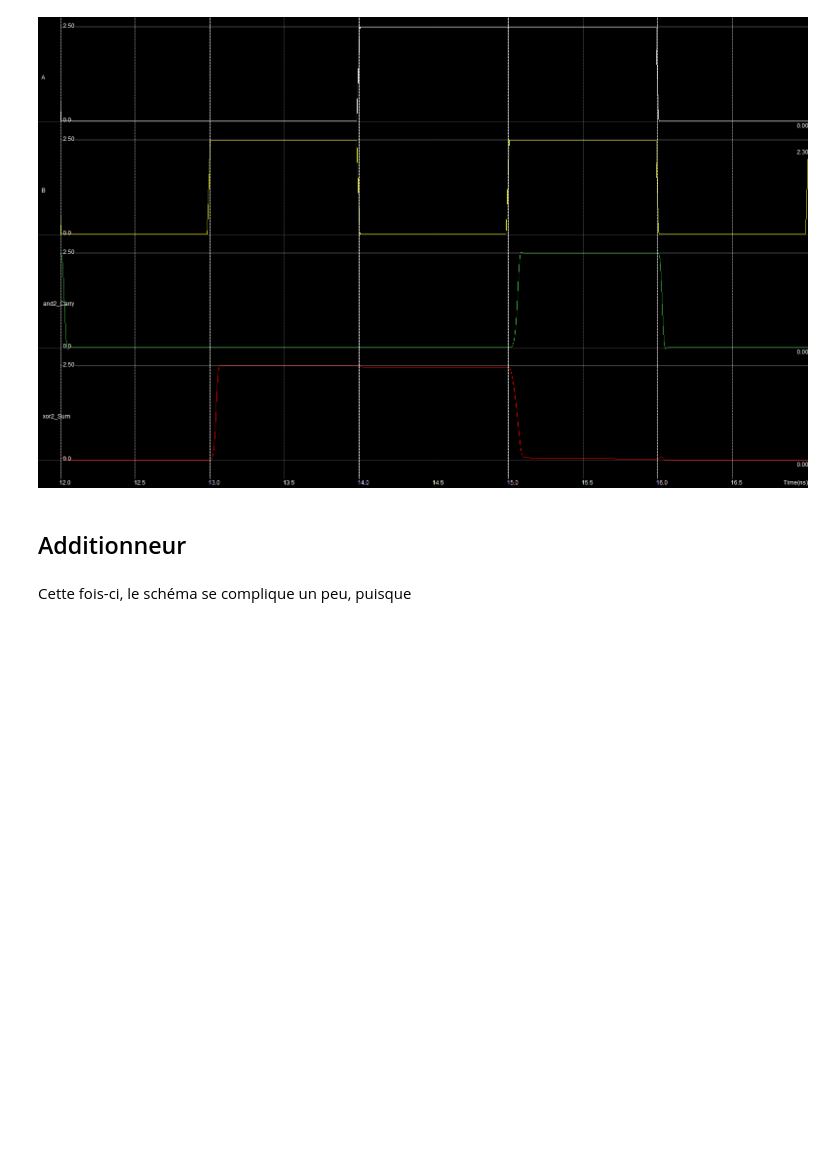
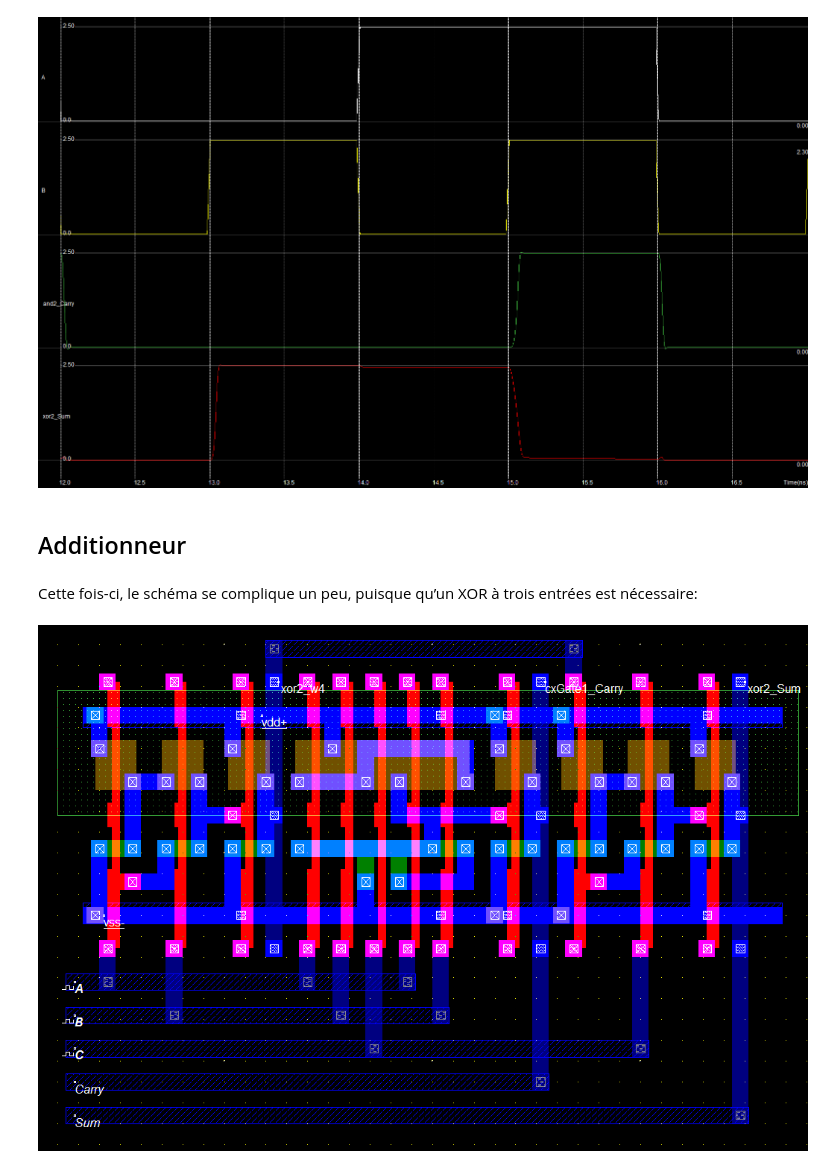
Before and after one commit to nim65s/N7, a Jupyter notebook: cours/MicroWind.ipynb, the cells around one changed output. Saved outputs shown, nothing was run; the diff lists cells and outputs as text; code cells hidden in the pictures; blank space fills up the shorter version.

Commit message:
microwind, 12 ans après…

```diff
--- a/cours/MicroWind.ipynb
+++ b/cours/MicroWind.ipynb
@@ -259,4 +253,8 @@ Image(filename='microwind/halfaddtemp.png')
 # %% [markdown]
 ## Additionneur
 # %% [markdown]
-Cette fois-ci, le schéma se complique un peu, puisque
+Cette fois-ci, le schéma se complique un peu, puisque qu’un XOR à trois entrées est nécessaire:
+# %%
+Image(filename='microwind/fulladder.png')
+# %% [output]
+[figure, added]
```
Also changed, not shown: parts of 15 cells of this notebook, 43 other files.
